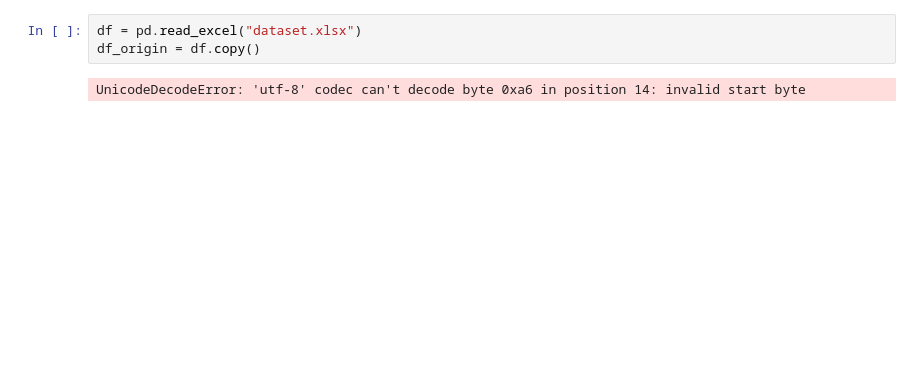
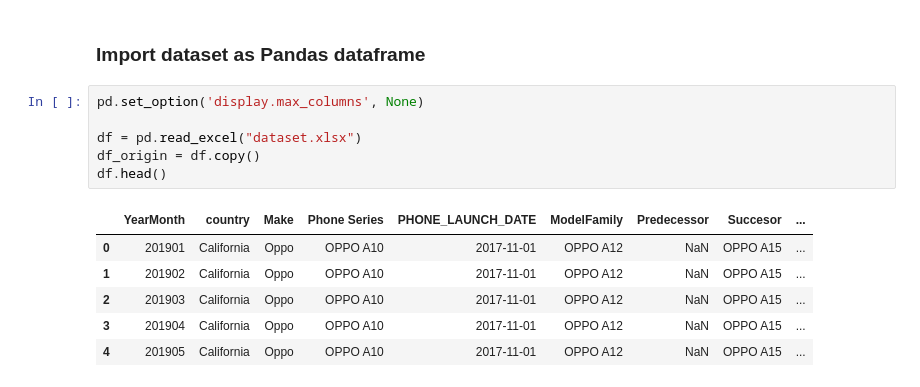
Before and after one commit to ChinSekYi/demand-forcasting-for-phone-devices, a Jupyter notebook: asurion.ipynb, the cells around one changed output. Drawn from its saved outputs; the diff is of its cells as text; blank space fills up the shorter version.

```diff
--- a/asurion.ipynb
+++ b/asurion.ipynb
@@ -10,5 +54,15 @@ ModuleNotFoundError: No module named 'openpyxl'
+# %% [markdown]
+### Import dataset as Pandas dataframe
 # %%
+pd.set_option('display.max_columns', None)
+
 df = pd.read_excel("dataset.xlsx")
 df_origin = df.copy()
+df.head()
 # %% [output]
-UnicodeDecodeError: 'utf-8' codec can't decode byte 0xa6 in position 14: invalid start byte
+|  | YearMonth | country | Make | Phone Series | PHONE_LAUNCH_DATE | ModelFamily | Predecessor | Succesor | ... |
+| 0 | 201901 | California | Oppo | OPPO A10 | 2017-11-01 | OPPO A12 | NaN | OPPO A15 | ... |
+| 1 | 201902 | California | Oppo | OPPO A10 | 2017-11-01 | OPPO A12 | NaN | OPPO A15 | ... |
+| 2 | 201903 | California | Oppo | OPPO A10 | 2017-11-01 | OPPO A12 | NaN | OPPO A15 | ... |
+| 3 | 201904 | California | Oppo | OPPO A10 | 2017-11-01 | OPPO A12 | NaN | OPPO A15 | ... |
+| 4 | 201905 | California | Oppo | OPPO A10 | 2017-11-01 | OPPO A12 | NaN | OPPO A15 | ... |
```
Also changed, not shown: parts of 31 cells of this notebook, 3 other files.
